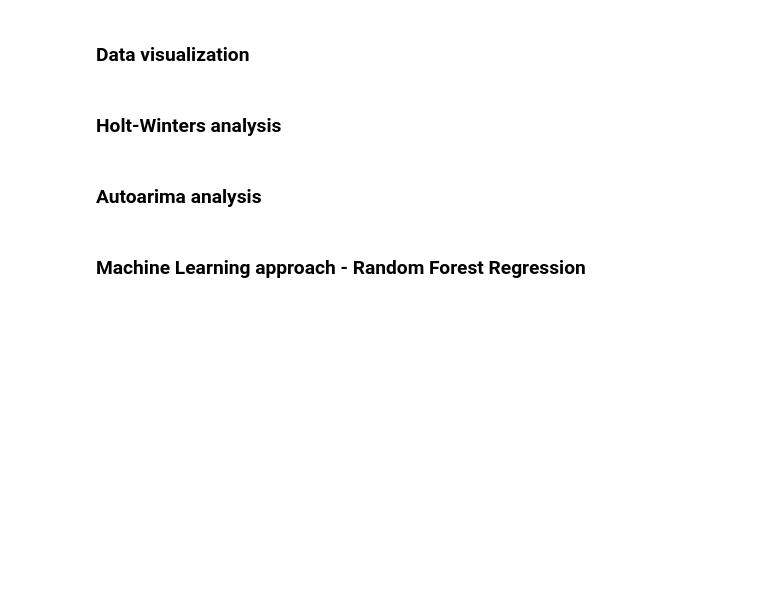
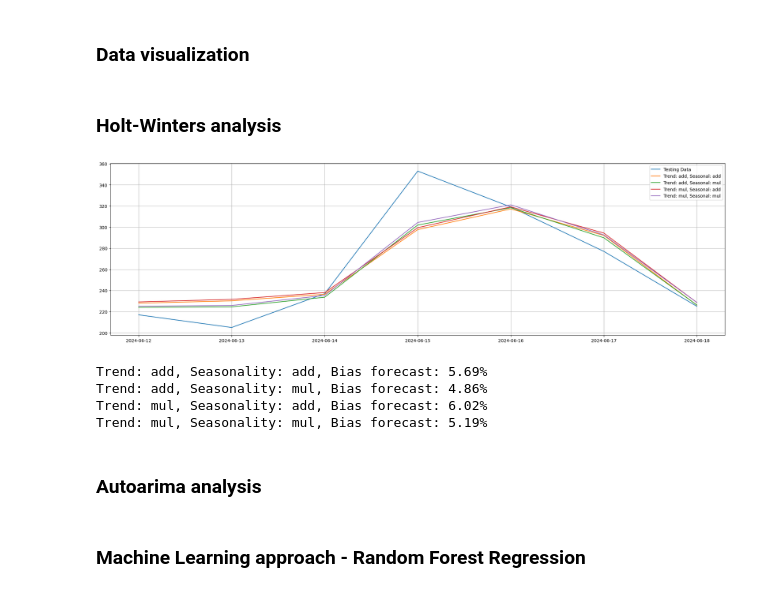
Before and after one commit to AdamKozakowski/Car_accidents_in_Poland_Adam_Kozakowski_Katarzyna_Bocian, a Jupyter notebook: Car_accidents_in_Poland_Adam_Kozakowski_Katarzyna_Bocian.ipynb, the cells around one changed output. Cells and saved outputs as stored; diff of their text form; code cells hidden in the pictures; blank space fills up the shorter version.

```diff
--- a/Car_accidents_in_Poland_Adam_Kozakowski_Katarzyna_Bocian.ipynb
+++ b/Car_accidents_in_Poland_Adam_Kozakowski_Katarzyna_Bocian.ipynb
@@ -264,0 +248,6 @@ plt.show()
+# %%
+train = df['Drivers_under_the_influence_of_alcohol'].iloc[:-7]
+test  = df['Drivers_under_the_influence_of_alcohol'].iloc[-7:]
+
+start=len(train)
+end=start+len(test)-1
@@ -265,3 +269,38 @@ plt.show()
+# %%
+parameters = [('add', 'add'), ('add', 'mul'), ('mul', 'add'), ('mul', 'mul')]
+
+# Dict for storing forecasts for different parameter combinations
+forecasts = {}
+
+# Main loop for fitting and forecasting
+for trend_param, seasonal_param in parameters:
+    model = ExponentialSmoothing(train, initialization_method="estimated",
+                                 seasonal_periods=7,  # assuming weekly seasonality
+                                 trend=trend_param,
+                                 seasonal=seasonal_param).fit()
+    fcast = model.forecast(len(test)).rename(r"$\alpha=%s$" % model.model.params["smoothing_level"])
+    forecasts[(trend_param, seasonal_param)] = fcast
+# %%
+plt.figure(figsize=(20, 6))
+plt.plot(test.index, test, label='Testing Data')
+for key, forecast in forecasts.items():
+    plt.plot(forecast.index, forecast.values, label=f'Trend: {key[0]}, Seasonal: {key[1]}')
+
+plt.legend()
+plt.grid(True)
+plt.tight_layout()
+plt.show()
+# %% [output]
+[figure, added]
+# %%
+for key, forecast in forecasts.items():
+    mape = mean_absolute_percentage_error(test, forecast) * 100
+    print(f"Trend: {key[0]}, Seasonality: {key[1]}, Bias forecast: {mape:.2f}%")
+# %% [output]
+Trend: add, Seasonality: add, Bias forecast: 5.69%
+Trend: add, Seasonality: mul, Bias forecast: 4.86%
+Trend: mul, Seasonality: add, Bias forecast: 6.02%
+Trend: mul, Seasonality: mul, Bias forecast: 5.19%
 # %% [markdown]
 ### Autoarima analysis
 # %%
```
Also changed, not shown: parts of 7 cells of this notebook.
